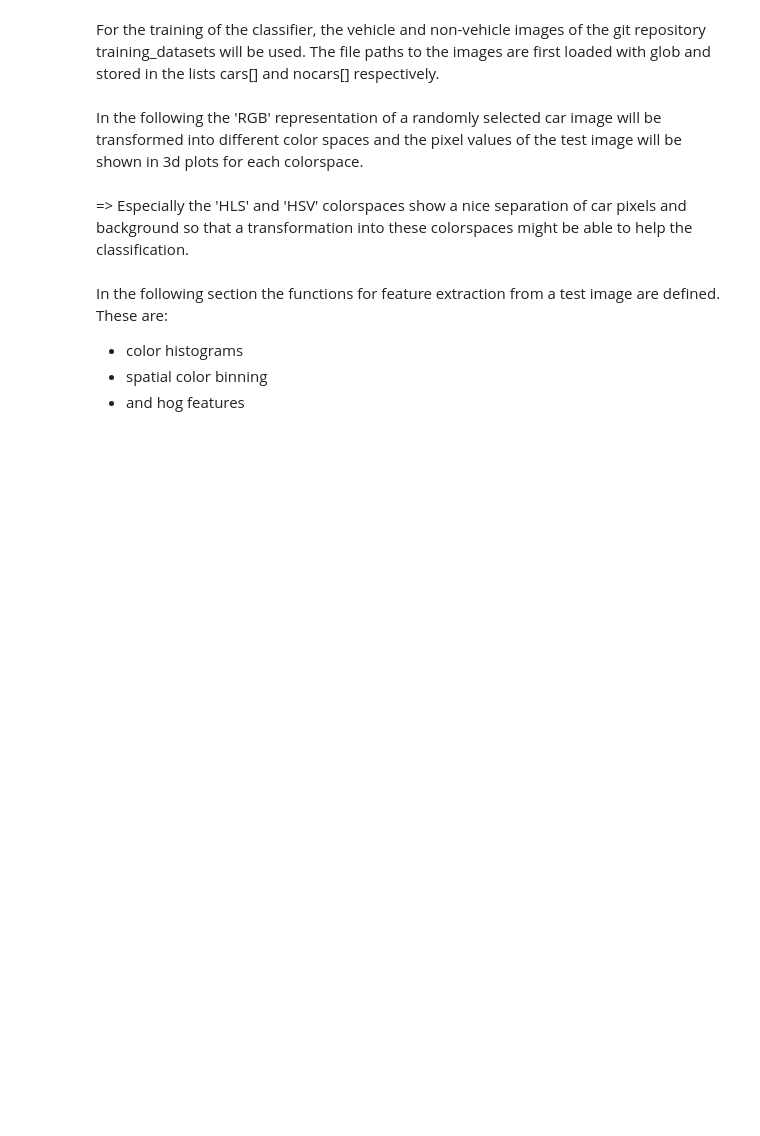
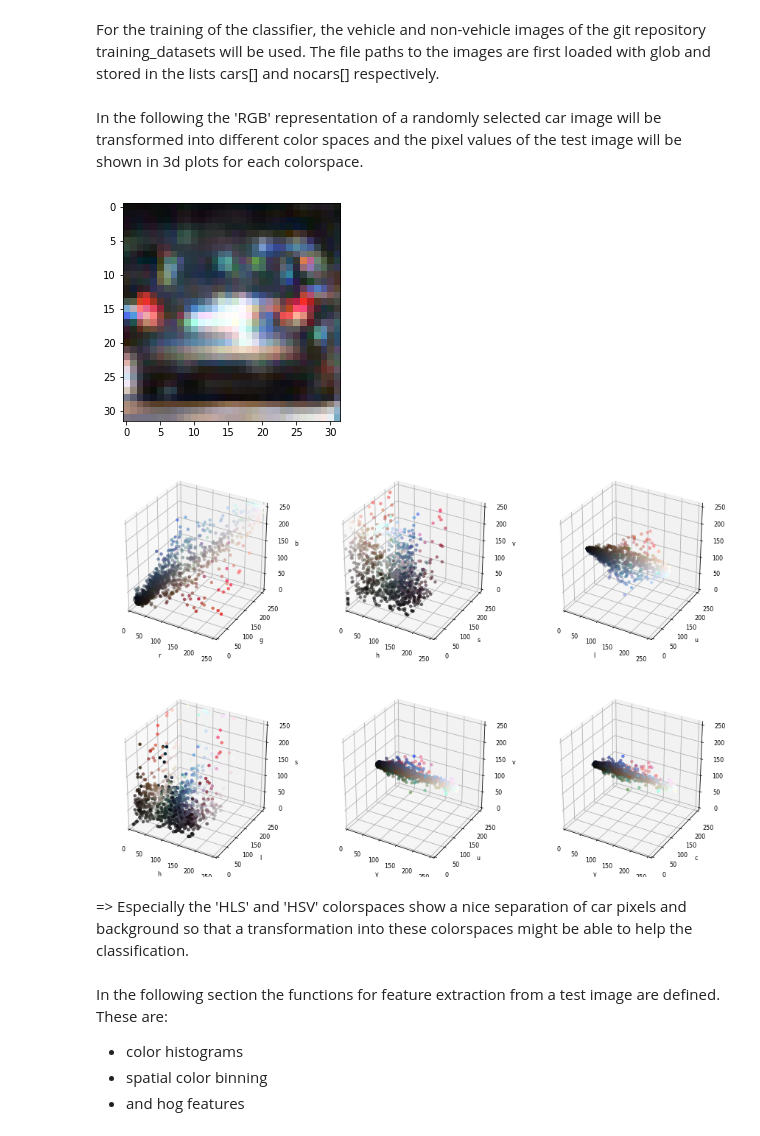
Before and after one commit to markusbrn/CarNDVehicleDetectionP1, a Jupyter notebook: CarNDVehicleDetectionP1.ipynb, the cells around one changed output. Saved outputs shown, nothing was run; the diff lists cells and outputs as text; code cells hidden in the pictures; blank space fills up the shorter version.

```diff
--- a/CarNDVehicleDetectionP1.ipynb
+++ b/CarNDVehicleDetectionP1.ipynb
@@ -54,8 +54,8 @@ import glob
 # %% [markdown]
 For the training of the classifier, the vehicle and non-vehicle images of the git repository training_datasets will be used. The file paths to the images are first loaded with glob and stored in the lists cars[] and nocars[] respectively.
 # %%
-cars = glob.glob('./training_datasets/vehicles/*/*.jpeg', recursive=True)
-nocars = glob.glob('./training_datasets/non-vehicles/*/*.jpeg', recursive=True)
+cars = glob.glob('./training_datasets/vehicles_small/*/*.jpeg', recursive=True)
+nocars = glob.glob('./training_datasets/non-vehicles_small/*/*.jpeg', recursive=True)
 # %% [markdown]
 In the following the 'RGB' representation of a randomly selected car image will be transformed into different color spaces and the pixel values of the test image will be shown in 3d plots for each colorspace.
 # %%
@@ -92,21 +92,24 @@ def plot3d(imglist, colors_rgb,
     plt.show()
 # %%
 sel = np.random.randint(0,len(cars))
-img = mpimg.imread(cars[sel])
+img = cv2.cvtColor(cv2.imread(cars[sel]), cv2.COLOR_BGR2RGB)
 img = cv2.resize(img, dsize=(32,32), interpolation=cv2.INTER_NEAREST)
 plt.imshow(img)
 img_rgb = np.copy(img)
 img_hsv = cv2.cvtColor(img, cv2.COLOR_RGB2HSV)
 img_luv = cv2.cvtColor(img, cv2.COLOR_RGB2LUV)
 img_hls = cv2.cvtColor(img, cv2.COLOR_RGB2HLS)
 img_yuv = cv2.cvtColor(img, cv2.COLOR_RGB2YUV)
 img_ycrcb = cv2.cvtColor(img, cv2.COLOR_RGB2YCrCb)
 img_rgbc = img_rgb / 255.
 
 img_list = [img_rgb,img_hsv,img_luv,img_hls,img_yuv,img_ycrcb]
 csp_list = ['rgb','hsv','luv','hls','yuv','ycrcb']
 
 plot3d(img_list,img_rgbc,csp_list)
+# %% [output]
+[figure, added]
+[figure, added]
 # %% [markdown]
 => Especially the 'HLS' and 'HSV' colorspaces show a nice separation of car pixels and background so that a transformation into these colorspaces might be able to help the classification.
 # %% [markdown]
```
Also changed, not shown: parts of 10 cells of this notebook.
